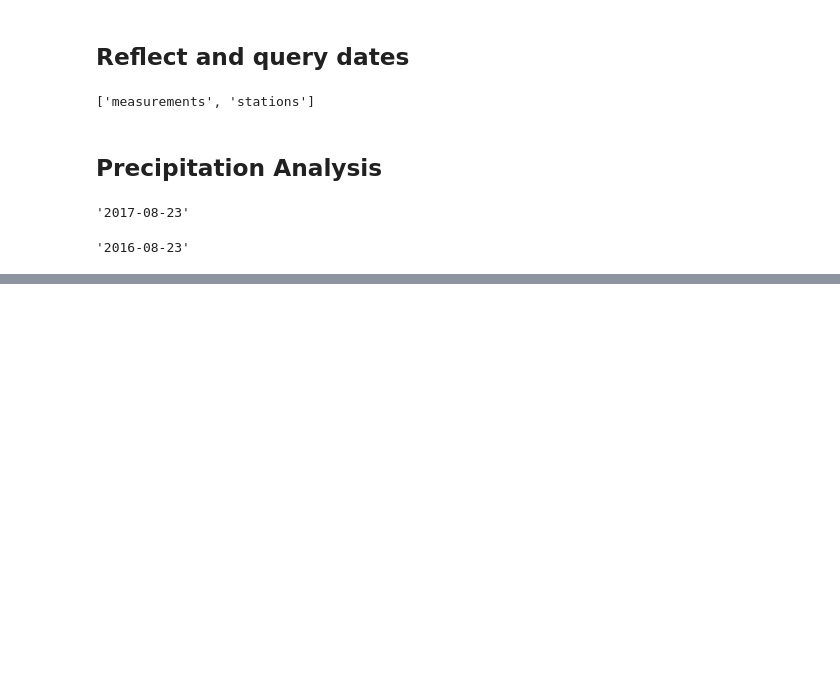
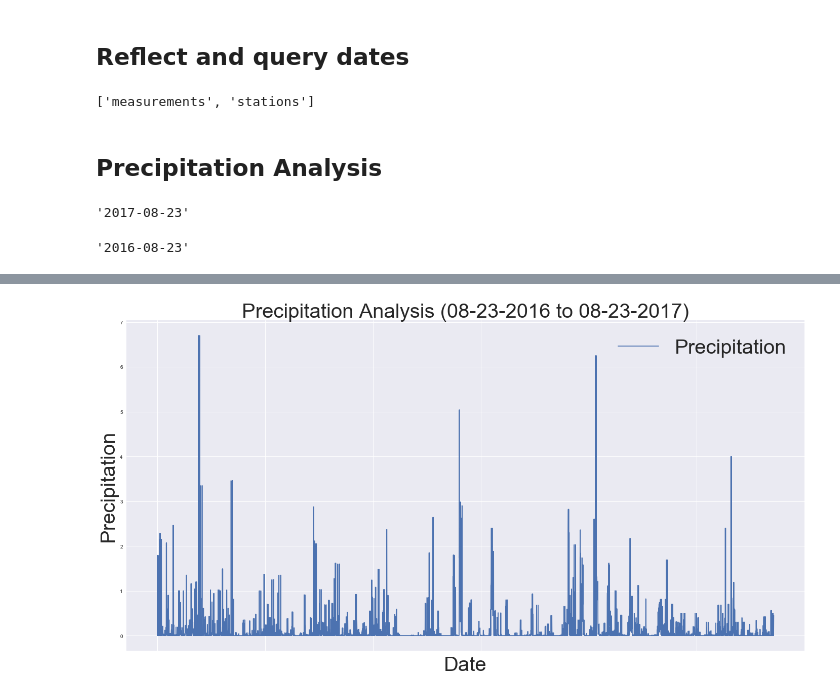
Before and after one commit to seaaaaany/Surfs_Up_SQL, a Jupyter notebook: climate_analysis.ipynb, the cells around one changed output, grey strips where cells are left out. Drawn from its saved outputs; the diff is of its cells as text; code cells hidden in the pictures; blank space fills up the shorter version.

Commit message:
precipitation plot

```diff
--- a/climate_analysis.ipynb
+++ b/climate_analysis.ipynb
@@ -81,0 +47,6 @@ prcp_df.head(5)
+# %%
+results = session.query(Measurement.date, Measurement.prcp).filter(Measurement.date >= data_start_date, Measurement.date <= data_last_date).all()
+
+# Dataframe for Percipitation
+df = pd.DataFrame(results, columns=['Date', 'Precipitation'])
+df.head()
@@ -81,0 +60,4 @@ prcp_df.head(5)
+# %%
+prcp_df = df.sort_values('Date')
+prcp_df.set_index('Date', inplace=True)
+prcp_df.head()
@@ -81,0 +72,10 @@ prcp_df.head(5)
+# %%
+prcp_plot = prcp_df.plot(figsize = (24, 12), sort_columns=True, use_index=True, grid=True)
+plt.ylabel('Precipitation', fontsize = 40)
+plt.xlabel('Date', fontsize = 40)
+plt.legend(["Precipitation"], fontsize = 40)
+plt.title("Precipitation Analysis (08-23-2016 to 08-23-2017)", fontsize = 40)
+plt.xticks(rotation=45)
+plt.show()
+# %% [output]
+[figure, added]
```
Also changed, not shown: parts of 6 cells of this notebook.
